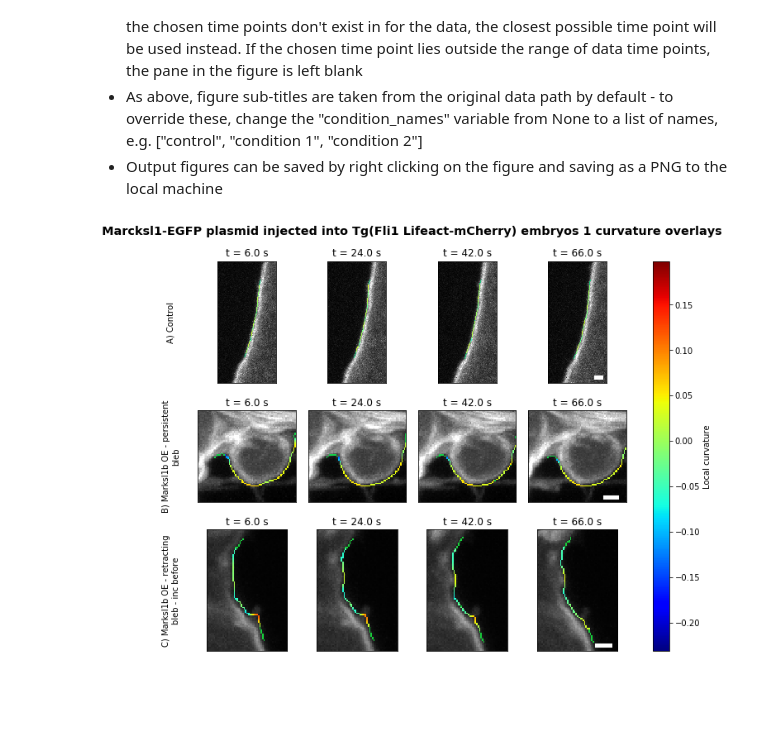
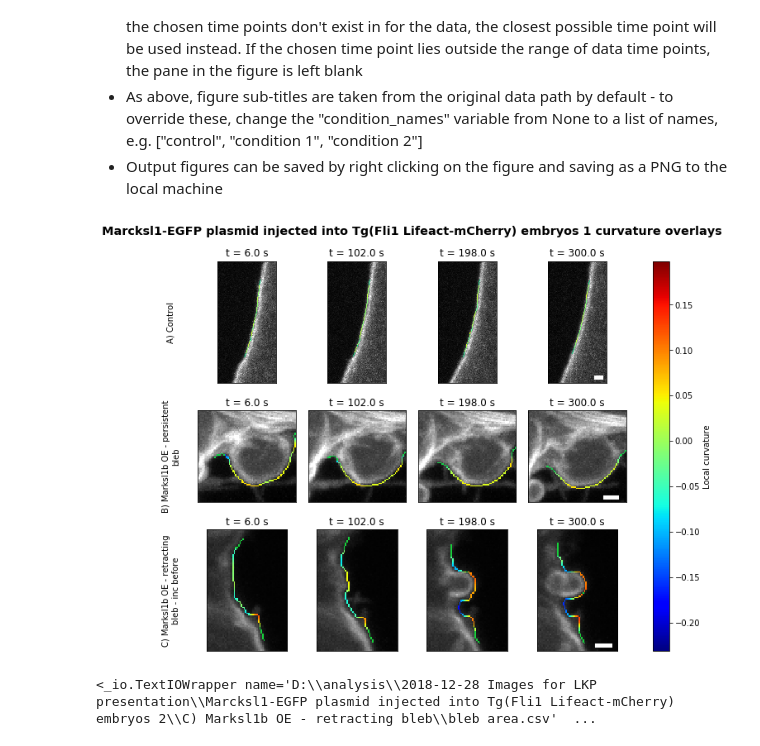
Before and after one commit to dougkelly88/blebbing_analysis, a Jupyter notebook: plotting/Blebbing figures.ipynb, the cells around one changed output. Saved outputs shown, nothing was run; the diff lists cells and outputs as text; code cells hidden in the pictures; blank space fills up the shorter version.

```diff
--- a/plotting/Blebbing figures.ipynb
+++ b/plotting/Blebbing figures.ipynb
@@ -51,7 +51,11 @@ def load_kymograph_data(experiment_folder):
         print(os.path.join(experiment_folder, subfolder))
         print("Software version = " + params.software_version);
         paramses.append(params);
-        areas.append(pd.read_csv(os.path.join(experiment_folder, subfolder, "bleb area.csv")))
+        try:
+            areas.append(pd.read_csv(os.path.join(experiment_folder, subfolder, "bleb area.csv")));
+        except UnicodeDecodeError as e:
+            print(e);
+            areas.append(pd.read_csv(os.path.join(experiment_folder, subfolder, "bleb area.csv"), encoding='ascii'));
         if condition_names is None:
             if use_subfolder_as_condition:
                 subtitles.append(subfolder)
@@ -103,7 +107,7 @@ def add_scalebar(params, ax, fig, color='w', scale_bar_size_um=1, vertical_scale
 * Output figures can be saved by right clicking on the figure and saving as a PNG to the local machine
 # %%
 #experiment_folder = "D:\\data\\Inverse blebbing\\Experiment 1";
-experiment_folder = "D:\\analysis\\2018-12-28 Images for LKP presentation\\Marcksl1-EGFP plasmid injected into Tg(Fli1 Lifeact-mCherry) embryos 1";
+experiment_folder = "D:\\analysis\\2018-12-28 Images for LKP presentation\\Marcksl1-EGFP plasmid injected into Tg(Fli1 Lifeact-mCherry) embryos 2";
 condition_names = None;
 #condition_names = ["control", "condition 1", "condition 2"]
 annotation_arrows = None;
@@ -262,7 +267,7 @@ Software version = 1.0.15
 # %%
 #experiment_folder = "D:\\data\\Inverse blebbing\\Experiment 1";
 experiment_folder = "D:\\analysis\\2018-12-28 Images for LKP presentation\\Marcksl1-EGFP plasmid injected into Tg(Fli1 Lifeact-mCherry) embryos 1";
-chosen_timepoints = [6, 24, 42, 66];
+chosen_timepoints = [6, 100, 200, 300];
 condition_names = None;
 #condition_names = ["control", "condition 1", "condition 2"];
 scale_bar_size_um = 1.0;
@@ -318,31 +323,36 @@ for imidx in range(len(ims)):
             axs[imidx][fridx].set_frame_on(False);
             axs[imidx][fridx].set_visible(False);
         axs[imidx][fridx].set_xticks([]);
         axs[imidx][fridx].set_yticks([]);
         #if fridx == 0:
         #    axs[imidx][fridx].set_ylabel("\n".join(wrap(subtitles[imidx], 30)));
         if fridx == chosen_frames.index(max([f for f in chosen_frames if not np.isnan(f)])):
             add_scalebar(paramses[imidx],
                          axs[imidx][fridx],
                          fig,
                          color=scale_bar_color,
                          scale_bar_size_um=scale_bar_size_um);
             sb_ydata=[0.95 * ims[imidx][0].shape[0], 0.95 * ims[imidx][0].shape[0]];
 
 plt.tight_layout();
 fig.subplots_adjust(top=0.9, right=0.9, hspace=0.1, left=0.1);
 cmap = plt.get_cmap('jet');
 norm = colors.Normalize(vmin=curv_lims[0],vmax=curv_lims[1]);
 sm = plt.cm.ScalarMappable(cmap=cmap, norm=norm);
 sm.set_array([]);
 cbar_ax1 = fig.add_axes([0.95, axs[len(ims)-1][len(chosen_timepoints)-1].get_position().y0, 0.03, (axs[0][len(chosen_timepoints)-1].get_position().y1 - axs[len(ims)-1][len(chosen_timepoints)-1].get_position().y0)])
 fig.colorbar(sm, cax=cbar_ax1);
 cbar_ax1.set_ylabel("Local curvature");
 plt.rc('figure', titlesize='x-large', titleweight='bold');
 fig.suptitle(experiment_title + " curvature overlays");
 for imidx in range(len(ims)):
     bbox = axs[imidx][0].get_position();
     txt = Text(0.05, 0.5*(bbox.ymin + bbox.ymax), "\n".join(wrap(subtitles[imidx], 30)), rotation='vertical', horizontalalignment='center', va='center');
     fig.add_artist(txt)
 # %% [output]
-[figure, old version]
+[figure, new version]
+# %%
+with open("D:\\analysis\\2018-12-28 Images for LKP presentation\\Marcksl1-EGFP plasmid injected into Tg(Fli1 Lifeact-mCherry) embryos 2\\C) Marksl1b OE - retracting bleb\\bleb area.csv") as f:
+    print(f)
+# %% [output]
+<_io.TextIOWrapper name='D:\\analysis\\2018-12-28 Images for LKP presentation\\Marcksl1-EGFP plasmid injected into Tg(Fli1 Lifeact-mCherry) embryos 2\\C) Marksl1b OE - retracting bleb\\bleb area.csv'  ...
```
Also changed, not shown: parts of 1 cell of this notebook.
